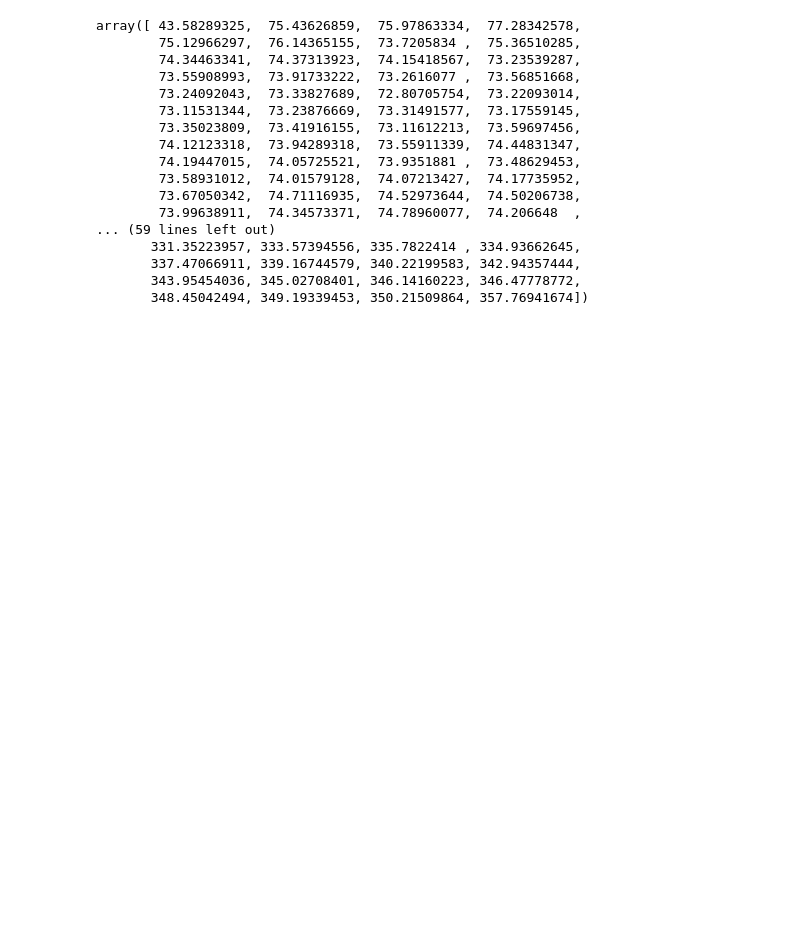
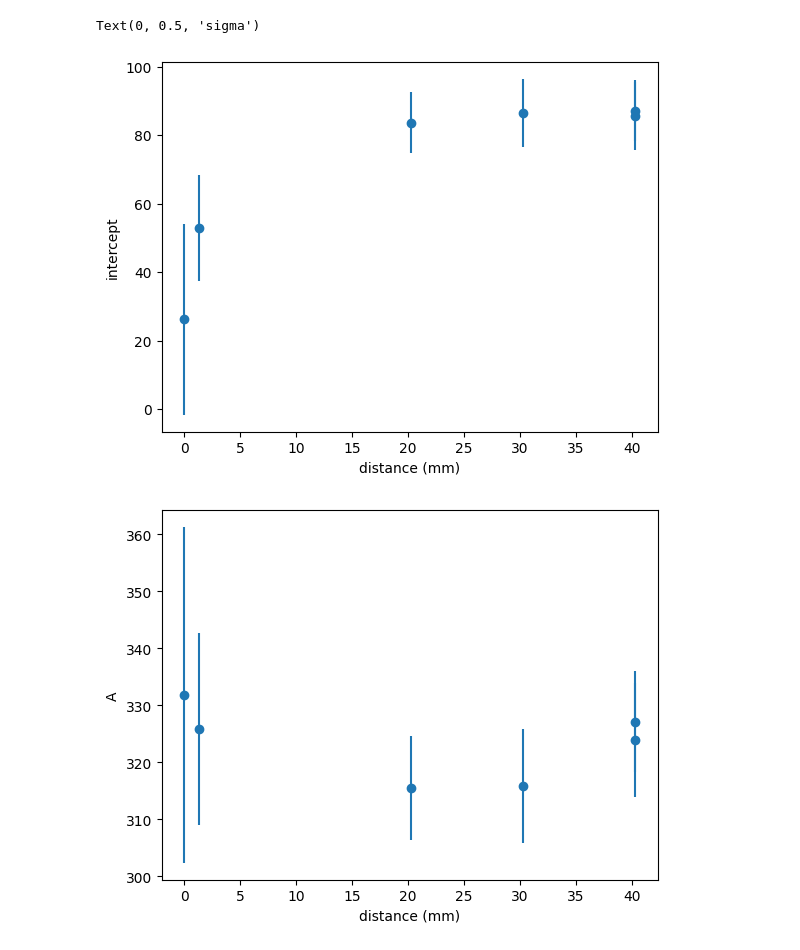
Before and after one commit to fperakis/SACLA_2022B8033, a Jupyter notebook: examples/08-plot_all.ipynb, the cells around one changed output. Drawn from its saved outputs; the diff is of its cells as text; code cells hidden in the pictures; blank space fills up the shorter version.

```diff
--- a/examples/08-plot_all.ipynb
+++ b/examples/08-plot_all.ipynb
@@ -53,20 +85,24 @@ Text(0, 0.5, 'hit rate')
 # %%
-x
+plt.figure()
+plt.errorbar(posz,H,dH,marker='o',ls='')
+plt.xlabel('distance (mm)')
+plt.ylabel('intercept')
+
+plt.figure()
+plt.errorbar(posz,A,dA,marker='o',ls='')
+plt.xlabel('distance (mm)')
+plt.ylabel('A')
+
+plt.figure()
+plt.errorbar(posz,x0,dx0,marker='o',ls='')
+plt.xlabel('distance (mm)')
+plt.ylabel(r'$q_{max}$')
+
+plt.figure()
+plt.errorbar(posz,sigma,dsigma,marker='o',ls='')
+plt.xlabel('distance (mm)')
+plt.ylabel('sigma')
 # %% [output]
-array([ 43.58289325,  75.43626859,  75.97863334,  77.28342578,
-        75.12966297,  76.14365155,  73.7205834 ,  75.36510285,
-        74.34463341,  74.37313923,  74.15418567,  73.23539287,
-        73.55908993,  73.91733222,  73.2616077 ,  73.56851668,
-        73.24092043,  73.33827689,  72.80705754,  73.22093014,
-        73.11531344,  73.23876669,  73.31491577,  73.17559145,
-        73.35023809,  73.41916155,  73.11612213,  73.59697456,
-        74.12123318,  73.94289318,  73.55911339,  74.44831347,
-        74.19447015,  74.05725521,  73.9351881 ,  73.48629453,
-        73.58931012,  74.01579128,  74.07213427,  74.17735952,
-        73.67050342,  74.71116935,  74.52973644,  74.50206738,
-        73.99638911,  74.34573371,  74.78960077,  74.206648  ,
-... (59 lines left out)
-       331.35223957, 333.57394556, 335.7822414 , 334.93662645,
-       337.47066911, 339.16744579, 340.22199583, 342.94357444,
-       343.95454036, 345.02708401, 346.14160223, 346.47778772,
-       348.45042494, 349.19339453, 350.21509864, 357.76941674])
+Text(0, 0.5, 'sigma')
+[figure, added]
+[figure, added]
```
Also changed, not shown: parts of 5 cells of this notebook.
